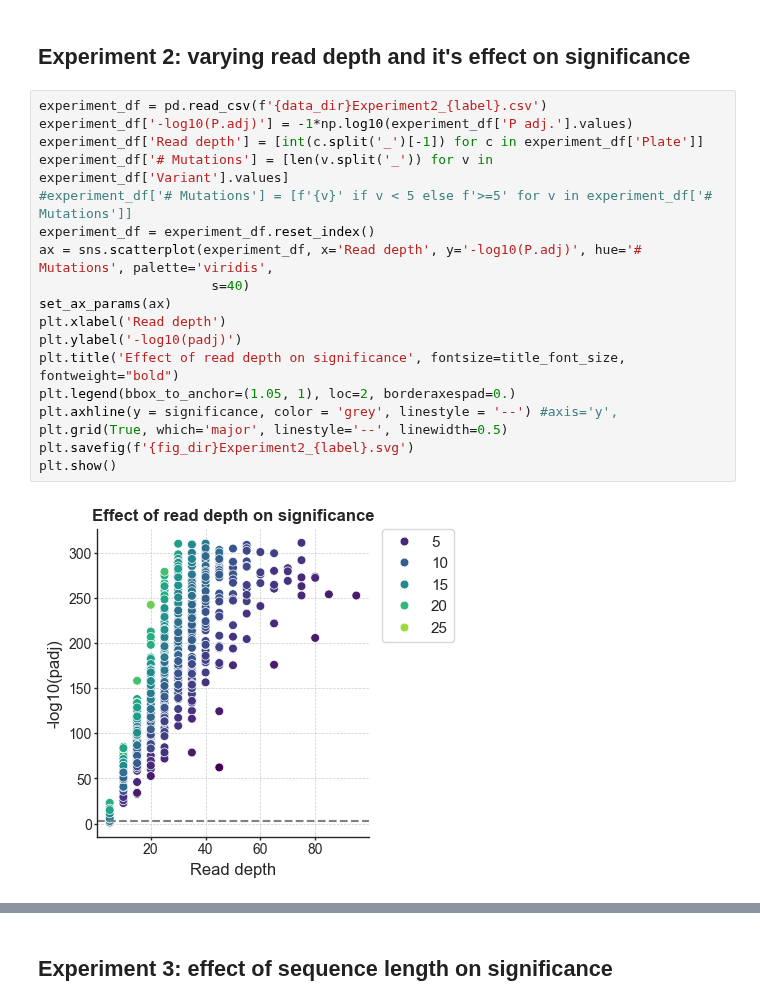
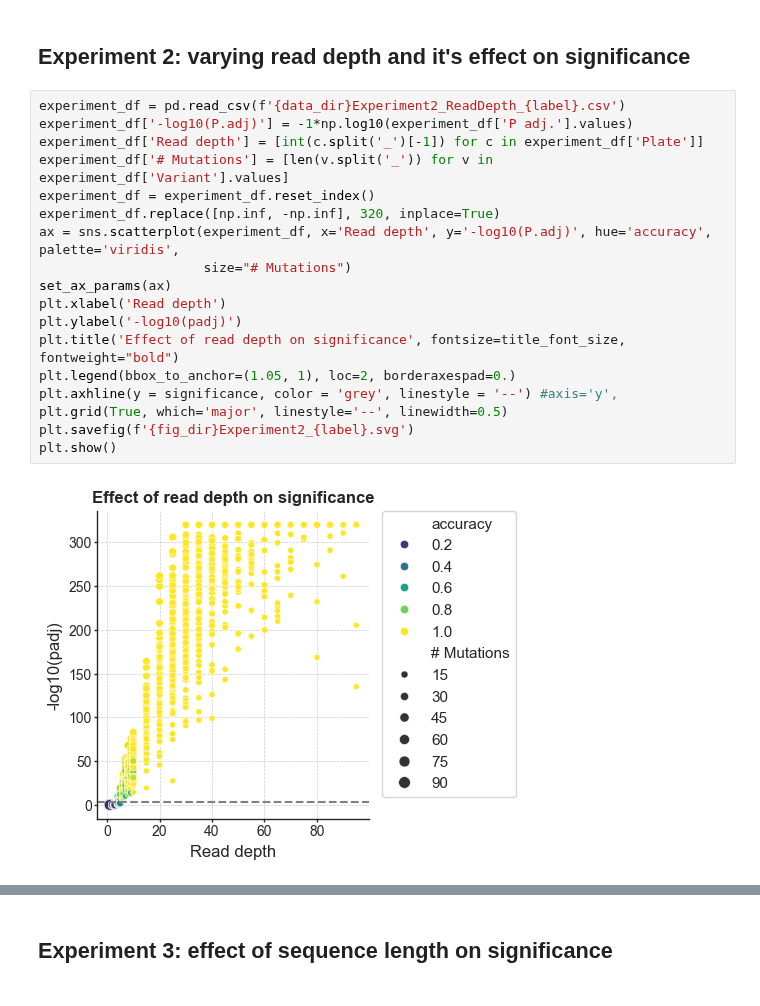
Before and after one commit to fhalab/LevSeq, a Jupyter notebook: simulation/Ape AGW ePCR Figures.ipynb, the cells around one changed output, grey strips where cells are left out. Saved outputs shown, nothing was run; the diff lists cells and outputs as text.

```diff
--- a/simulation/Ape AGW ePCR Figures.ipynb
+++ b/simulation/Ape AGW ePCR Figures.ipynb
@@ -118,22 +132,22 @@ plt.show()
 # %% [markdown]
 ## Experiment 2: varying read depth and it's effect on significance
 # %%
-experiment_df = pd.read_csv(f'{data_dir}Experiment2_{label}.csv')
+experiment_df = pd.read_csv(f'{data_dir}Experiment2_ReadDepth_{label}.csv')
 experiment_df['-log10(P.adj)'] = -1*np.log10(experiment_df['P adj.'].values)
 experiment_df['Read depth'] = [int(c.split('_')[-1]) for c in experiment_df['Plate']]
 experiment_df['# Mutations'] = [len(v.split('_')) for v in experiment_df['Variant'].values]
-#experiment_df['# Mutations'] = [f'{v}' if v < 5 else f'>=5' for v in experiment_df['# Mutations']]
 experiment_df = experiment_df.reset_index()
-ax = sns.scatterplot(experiment_df, x='Read depth', y='-log10(P.adj)', hue='# Mutations', palette='viridis',
-                      s=40)
+experiment_df.replace([np.inf, -np.inf], 320, inplace=True)
+ax = sns.scatterplot(experiment_df, x='Read depth', y='-log10(P.adj)', hue='accuracy', palette='viridis',
+                     size="# Mutations")
 set_ax_params(ax)
 plt.xlabel('Read depth')
 plt.ylabel('-log10(padj)')
 plt.title('Effect of read depth on significance', fontsize=title_font_size, fontweight="bold")
 plt.legend(bbox_to_anchor=(1.05, 1), loc=2, borderaxespad=0.)
 plt.axhline(y = significance, color = 'grey', linestyle = '--') #axis='y',
 plt.grid(True, which='major', linestyle='--', linewidth=0.5)
 plt.savefig(f'{fig_dir}Experiment2_{label}.svg')
 plt.show()
 # %% [output]
-[figure, old version]
+[figure, new version]
```
Also changed, not shown: parts of 9 cells of this notebook, 6 other files.
